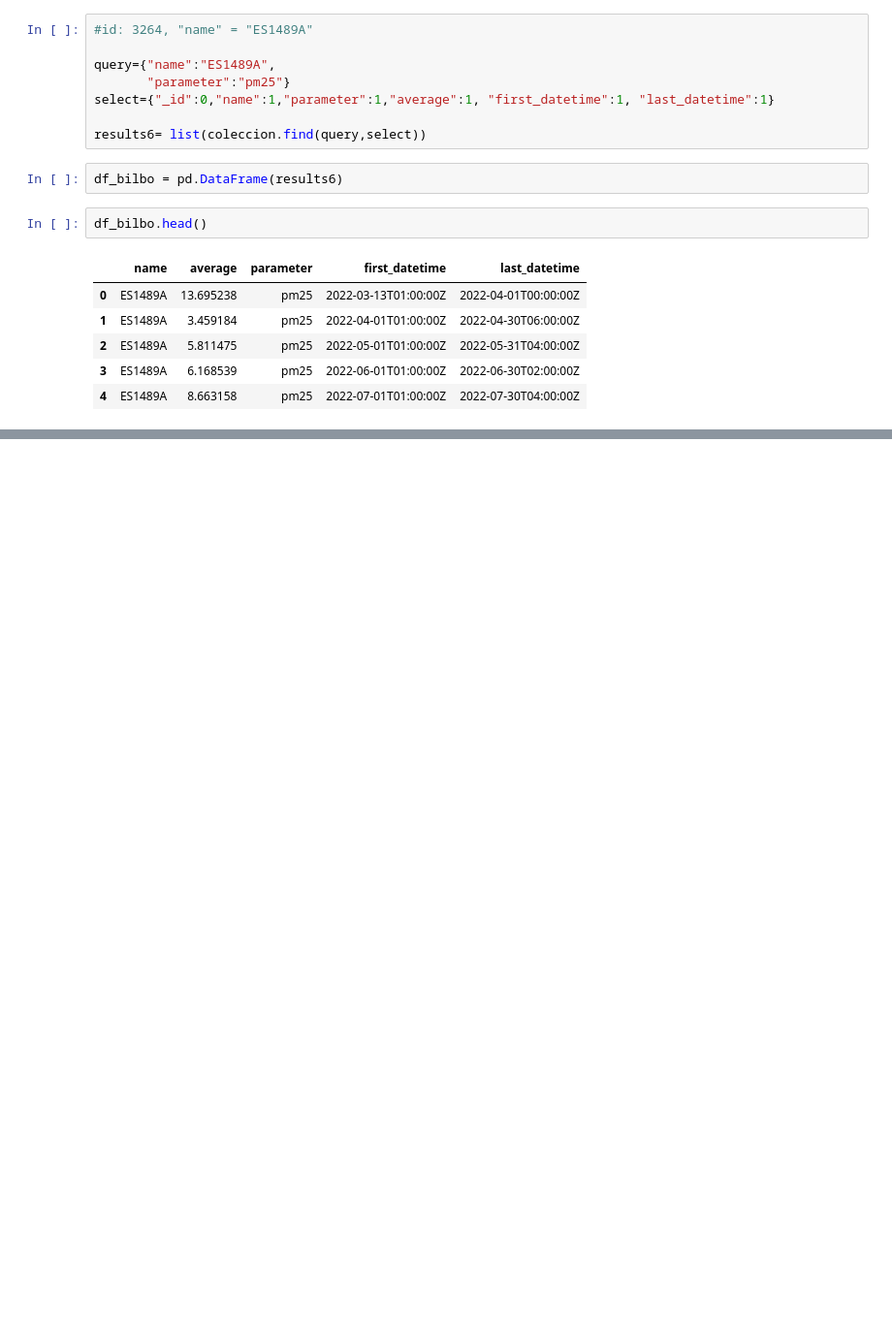
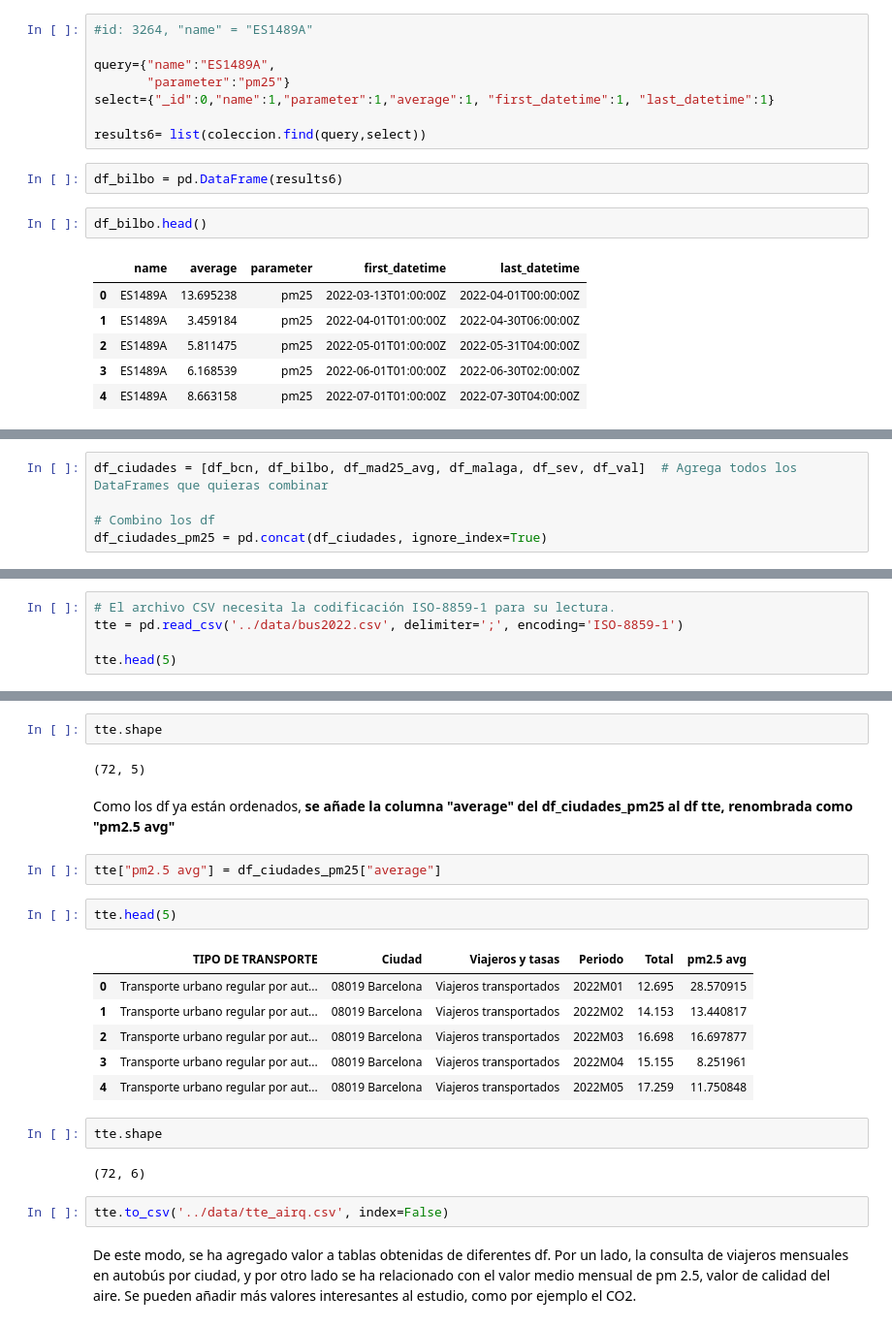
Before and after one commit to charlieciordia/03-ETL_project, a Jupyter notebook: notebook/queries_cleaning_data enhancement.ipynb, the cells around one changed output, grey strips where cells are left out. Shown: that part at 97% size. Cells and saved outputs as stored; diff of their text form; blank space fills up the shorter version.

```diff
--- a/notebook/queries_cleaning.ipynb
+++ b/notebook/queries_cleaning_data enhancement.ipynb
@@ -233,0 +284,5 @@ df_bilbo.shape #en Bilbao no están los primeros meses de 2022
+# %%
+df_ciudades = [df_bcn, df_bilbo, df_mad25_avg, df_malaga, df_sev, df_val]  # Agrega todos los DataFrames que quieras combinar
+
+# Combino los df
+df_ciudades_pm25 = pd.concat(df_ciudades, ignore_index=True)
@@ -233,0 +297,5 @@ df_bilbo.shape #en Bilbao no están los primeros meses de 2022
+# %%
+# El archivo CSV necesita la codificación ISO-8859-1 para su lectura.
+tte = pd.read_csv('../data/bus2022.csv', delimiter=';', encoding='ISO-8859-1')
+
+tte.head(5)
@@ -233,0 +309,25 @@ df_bilbo.shape #en Bilbao no están los primeros meses de 2022
+# %%
+tte.shape
+# %% [output]
+(72, 5)
+# %% [markdown]
+Como los df ya están ordenados, **se añade la columna "average" del df_ciudades_pm25 al df tte, renombrada como "pm2.5 avg"**
+# %%
+tte["pm2.5 avg"] = df_ciudades_pm25["average"]
+# %%
+tte.head(5)
+# %% [output]
+|  | TIPO DE TRANSPORTE | Ciudad | Viajeros y tasas | Periodo | Total | pm2.5 avg |
+| 0 | Transporte urbano regular por aut... | 08019 Barcelona | Viajeros transportados | 2022M01 | 12.695 | 28.570915 |
+| 1 | Transporte urbano regular por aut... | 08019 Barcelona | Viajeros transportados | 2022M02 | 14.153 | 13.440817 |
+| 2 | Transporte urbano regular por aut... | 08019 Barcelona | Viajeros transportados | 2022M03 | 16.698 | 16.697877 |
+| 3 | Transporte urbano regular por aut... | 08019 Barcelona | Viajeros transportados | 2022M04 | 15.155 | 8.251961 |
+| 4 | Transporte urbano regular por aut... | 08019 Barcelona | Viajeros transportados | 2022M05 | 17.259 | 11.750848 |
+# %%
+tte.shape
+# %% [output]
+(72, 6)
+# %%
+tte.to_csv('../data/tte_airq.csv', index=False)
+# %% [markdown]
+De este modo, se ha agregado valor a tablas obtenidas de diferentes df. Por un lado, la consulta de viajeros mensuales en autobús por ciudad, y por otro lado se ha relacionado con el valor medio mensual de pm 2.5, valor de calidad del aire. Se pueden añadir más valores interesantes al estudio, como por ejemplo el CO2.
```
Also changed, not shown: parts of 23 cells of this notebook, 2 other files.
